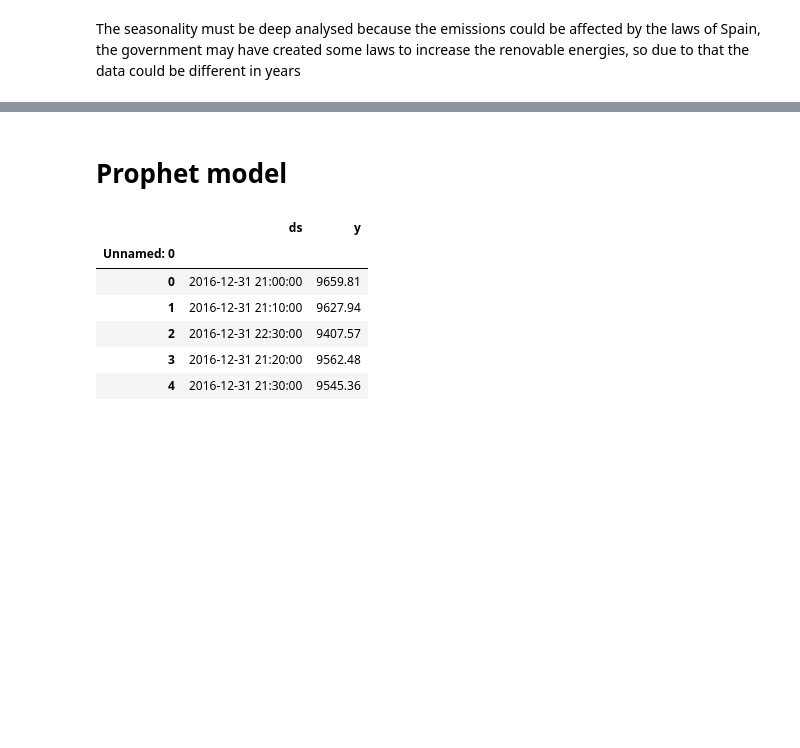
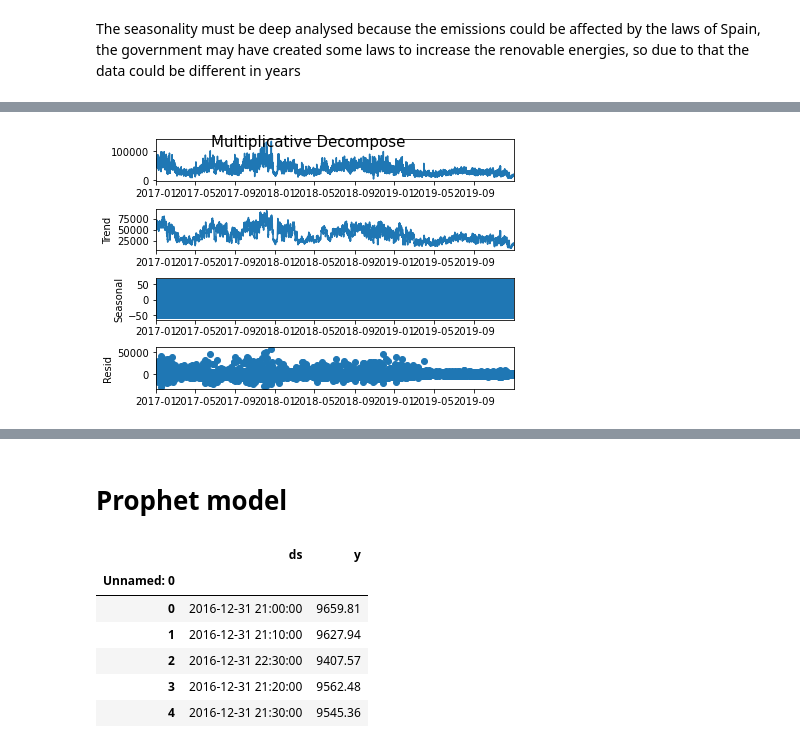
Before and after one commit to hectorLop/CO2_emissions_forecast, a Jupyter notebook: CO2_feature_engineering_and_visualization.ipynb, the cells around one changed output, grey strips where cells are left out. Saved outputs shown, nothing was run; the diff lists cells and outputs as text; code cells hidden in the pictures; blank space fills up the shorter version.

```diff
--- a/CO2_feature_engineering_and_visualization.ipynb
+++ b/CO2_feature_engineering_and_visualization.ipynb
@@ -123,0 +227,12 @@ the renovable energies, so due to that the data could be different in years
+# %%
+# Period parameter is used in both results due to it cannot detect the frequency of the timeseries Index
+# Multiplicative Decomposition
+result_mul = seasonal_decompose(dataset_by_hour, model='multiplicative', period= 10)
+# Additive Decomposition
+result_add = seasonal_decompose(dataset_by_hour, model='additive', period= 10)
+# %%
+# Plot additive decomposition
+result_add.plot().suptitle('Multiplicative Decompose', fontsize=15)
+pyplot.show()
+# %% [output]
+[figure, added]
```
Also changed, not shown: parts of 32 cells of this notebook.
